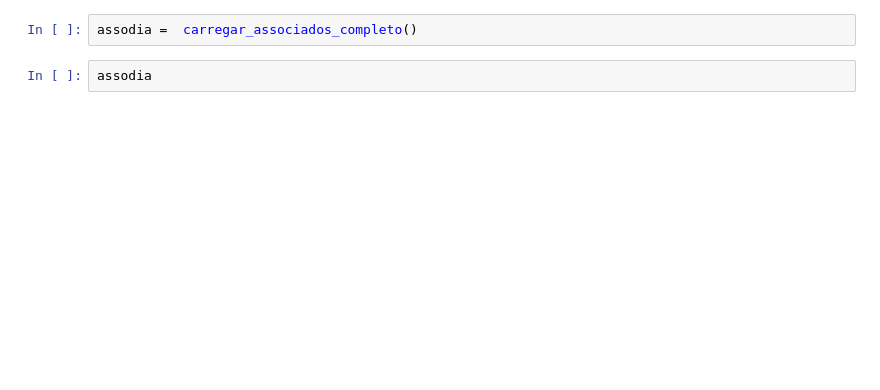
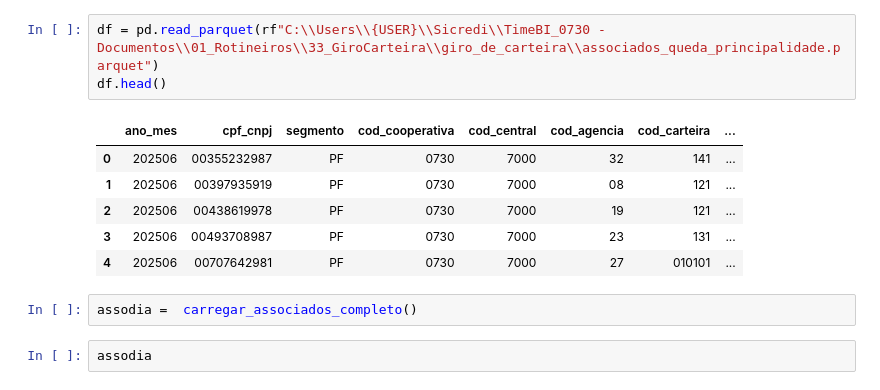
Before and after one commit to muxeres/girosintornillo, a Jupyter notebook: novoGiro_principalidade.ipynb, the cells around one changed output. Cells and saved outputs as stored; diff of their text form; blank space fills up the shorter version.

```diff
--- a/novoGiro_principalidade.ipynb
+++ b/novoGiro_principalidade.ipynb
@@ -11,3 +92,13 @@ user = os.getlogin()
+# %%
+df = pd.read_parquet(rf"C:\\Users\\{USER}\\Sicredi\\TimeBI_0730 - Documentos\\01_Rotineiros\\33_GiroCarteira\\giro_de_carteira\\associados_queda_principalidade.parquet")
+df.head()
+# %% [output]
+|  | ano_mes | cpf_cnpj | segmento | cod_cooperativa | cod_central | cod_agencia | cod_carteira | ... |
+| 0 | 202506 | 00355232987 | PF | 0730 | 7000 | 32 | 141 | ... |
+| 1 | 202506 | 00397935919 | PF | 0730 | 7000 | 08 | 121 | ... |
+| 2 | 202506 | 00438619978 | PF | 0730 | 7000 | 19 | 121 | ... |
+| 3 | 202506 | 00493708987 | PF | 0730 | 7000 | 23 | 131 | ... |
+| 4 | 202506 | 00707642981 | PF | 0730 | 7000 | 27 | 010101 | ... |
 # %%
 assodia =  carregar_associados_completo()
 # %%
```
Also changed, not shown: parts of 27 cells of this notebook, 2 other files.
